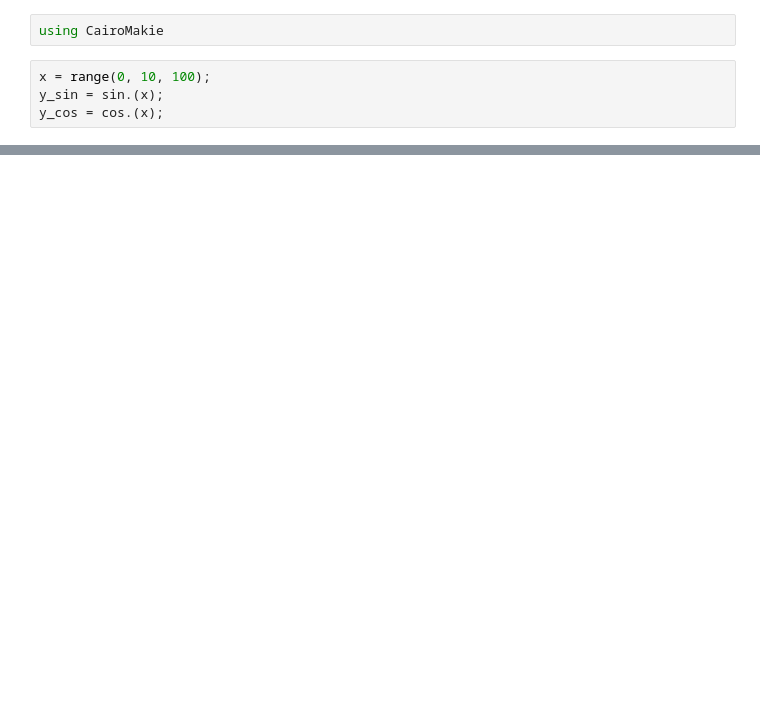
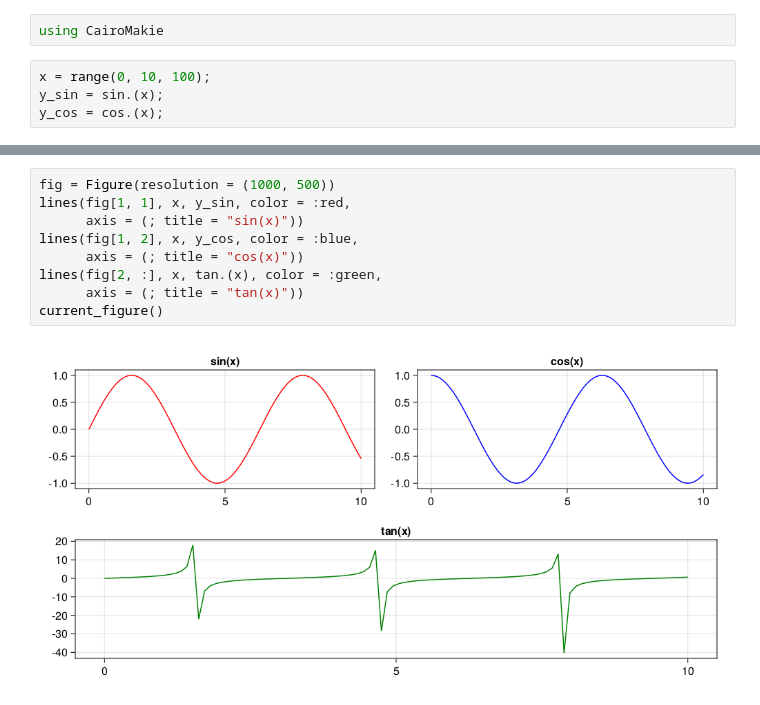
Before and after one commit to citruscaesar/metacognition, a Jupyter notebook: plotting/plotsnotebook.ipynb, the cells around one changed output, grey strips where cells are left out. Drawn from its saved outputs; the diff is of its cells as text; blank space fills up the shorter version.

```diff
--- a/plotting/plotsnotebook.ipynb
+++ b/plotting/plotsnotebook.ipynb
@@ -19,0 +21,11 @@ fig
+# %%
+fig = Figure(resolution = (1000, 500))
+lines(fig[1, 1], x, y_sin, color = :red,
+      axis = (; title = "sin(x)"))
+lines(fig[1, 2], x, y_cos, color = :blue,
+      axis = (; title = "cos(x)"))
+lines(fig[2, :], x, tan.(x), color = :green,
+      axis = (; title = "tan(x)"))
+current_figure()
+# %% [output]
+[figure, added]
```
Also changed, not shown: parts of 3 cells of this notebook, 12 other files.
